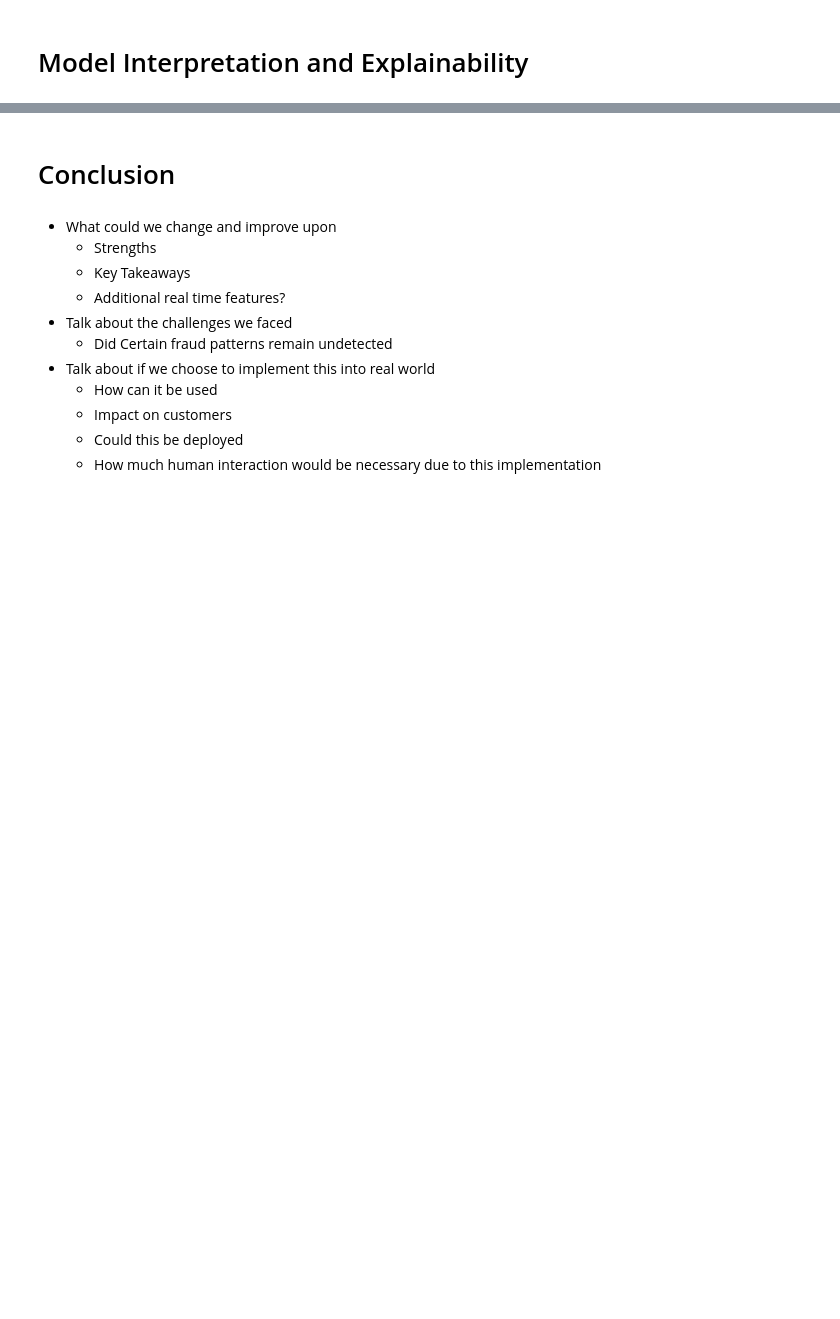
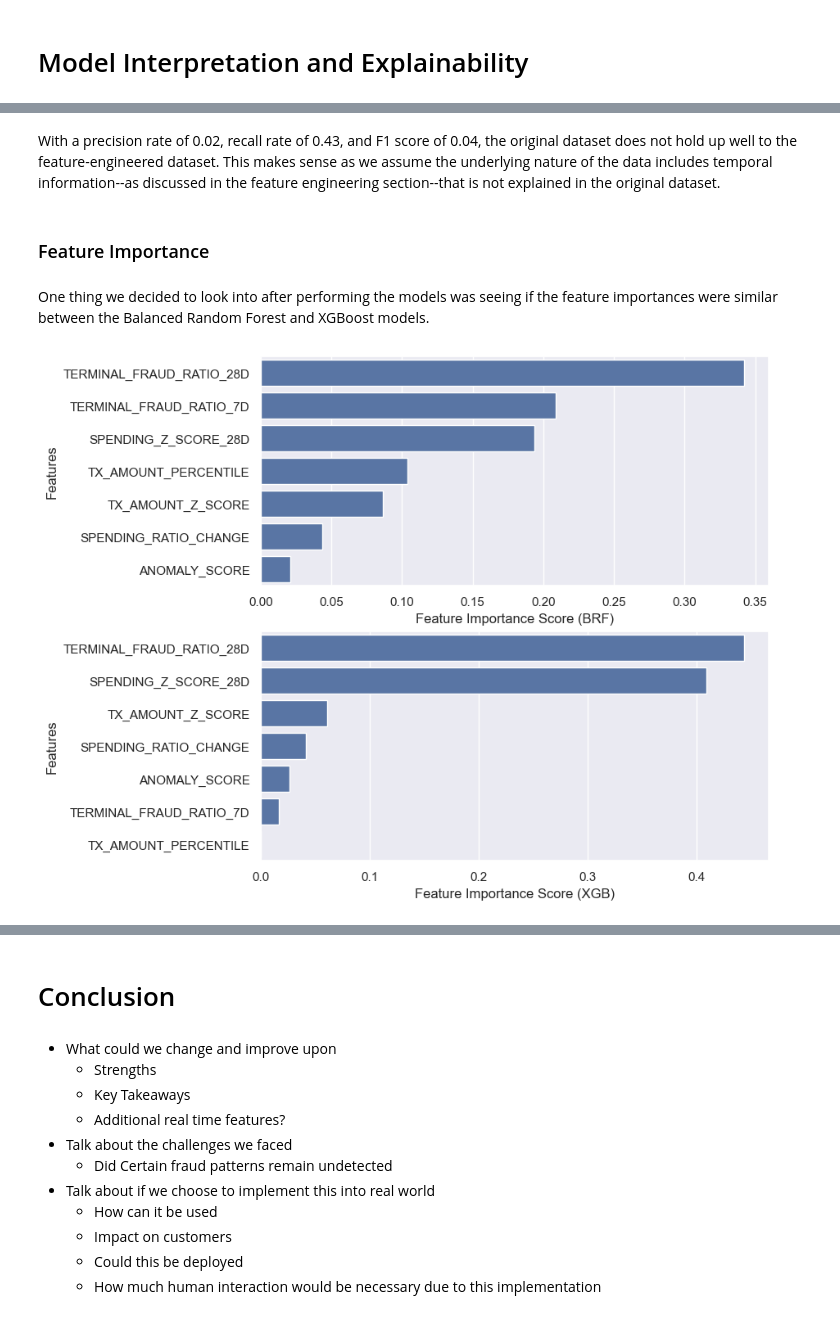
Before and after one commit to jwickham1023/DSCI478-Kaggle-Project, a Jupyter notebook: writeup.ipynb, the cells around one changed output, grey strips where cells are left out. Drawn from its saved outputs; the diff is of its cells as text; code cells hidden in the pictures; blank space fills up the shorter version.

```diff
--- a/writeup.ipynb
+++ b/writeup.ipynb
@@ -549,2 +506,20 @@ ax[1].set(xlabel = "Feature Importance Score (XGB)", ylabel="Features");
+# %% [markdown]
+With a precision rate of 0.02, recall rate of 0.43, and F1 score of 0.04, the original dataset does not hold up well to the feature-engineered dataset. This makes sense as we assume the underlying nature of the data includes temporal information--as discussed in the feature engineering section--that is not explained in the original dataset.
+# %% [markdown]
+### Feature Importance
+# %% [markdown]
+One thing we decided to look into after performing the models was seeing if the feature importances were similar between the Balanced Random Forest and XGBoost models.
 # %%
 df2 = pd.concat([train_df, test_df], axis=0)
+# %%
+_, ax = plt.subplots(2, 1, figsize=(8, 8))
+
+brf_importances = pd.DataFrame({'Features': engineered_features, 'BRF': brf_model.feature_importances_})
+xgb_importances = pd.DataFrame({'Features': engineered_features, 'XGB': xgb_model.feature_importances_})
+
+sns.barplot(y="Features", x="BRF", ax=ax[0], data=brf_importances.sort_values(by="BRF", ascending=False))
+ax[0].set(xlabel = "Feature Importance Score (BRF)", ylabel="Features")
+sns.barplot(y="Features", x="XGB", ax=ax[1], data=xgb_importances.sort_values(by="XGB", ascending=False))
+ax[1].set(xlabel = "Feature Importance Score (XGB)", ylabel="Features");
+# %% [output]
+[figure, added]
```
Also changed, not shown: parts of 32 cells of this notebook, 2 other files.
